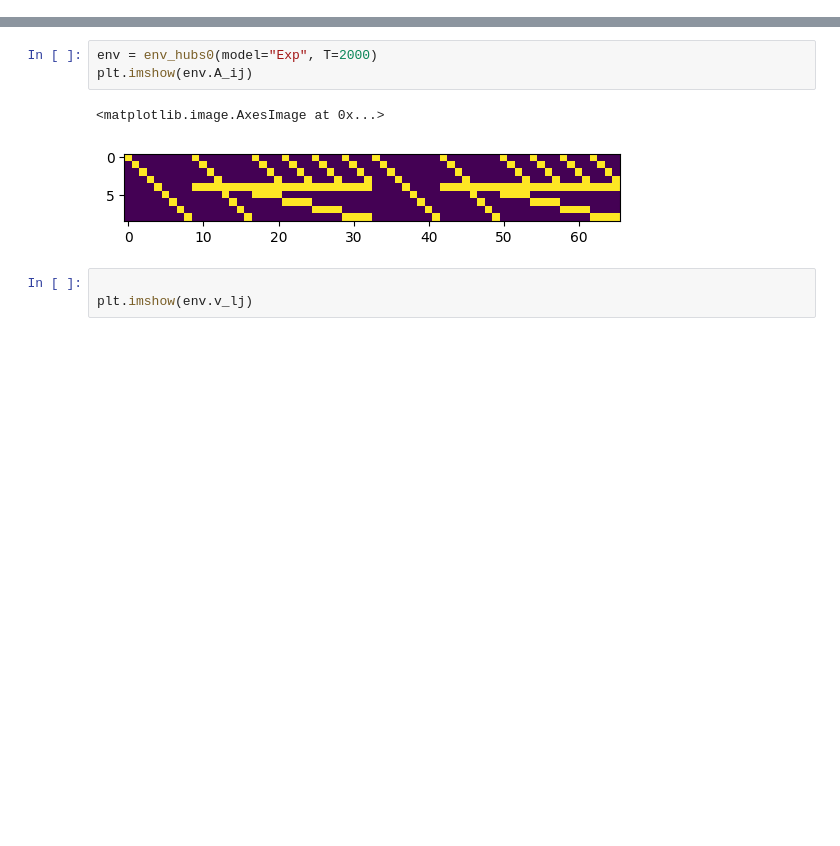
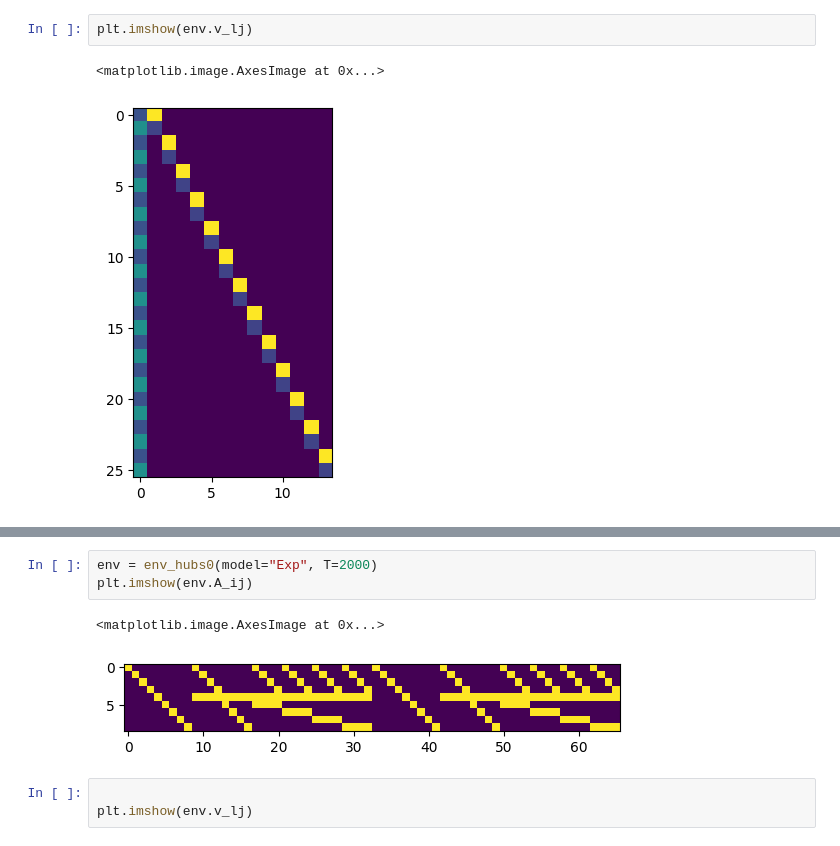
Before and after one commit to Oseluss/RMS, a Jupyter notebook: bench-test.ipynb, the cells around one changed output, grey strips where cells are left out. Saved outputs shown, nothing was run; the diff lists cells and outputs as text; blank space fills up the shorter version.

```diff
--- a/bench-test.ipynb
+++ b/bench-test.ipynb
@@ -20,0 +27,5 @@ torch.set_num_threads(NUMERO_DE_NUCLEOS)
+# %%
+plt.imshow(env.v_lj)
+# %% [output]
+<matplotlib.image.AxesImage at 0x...>
+[figure, added]
```
Also changed, not shown: parts of 8 cells of this notebook, 4 other files.
